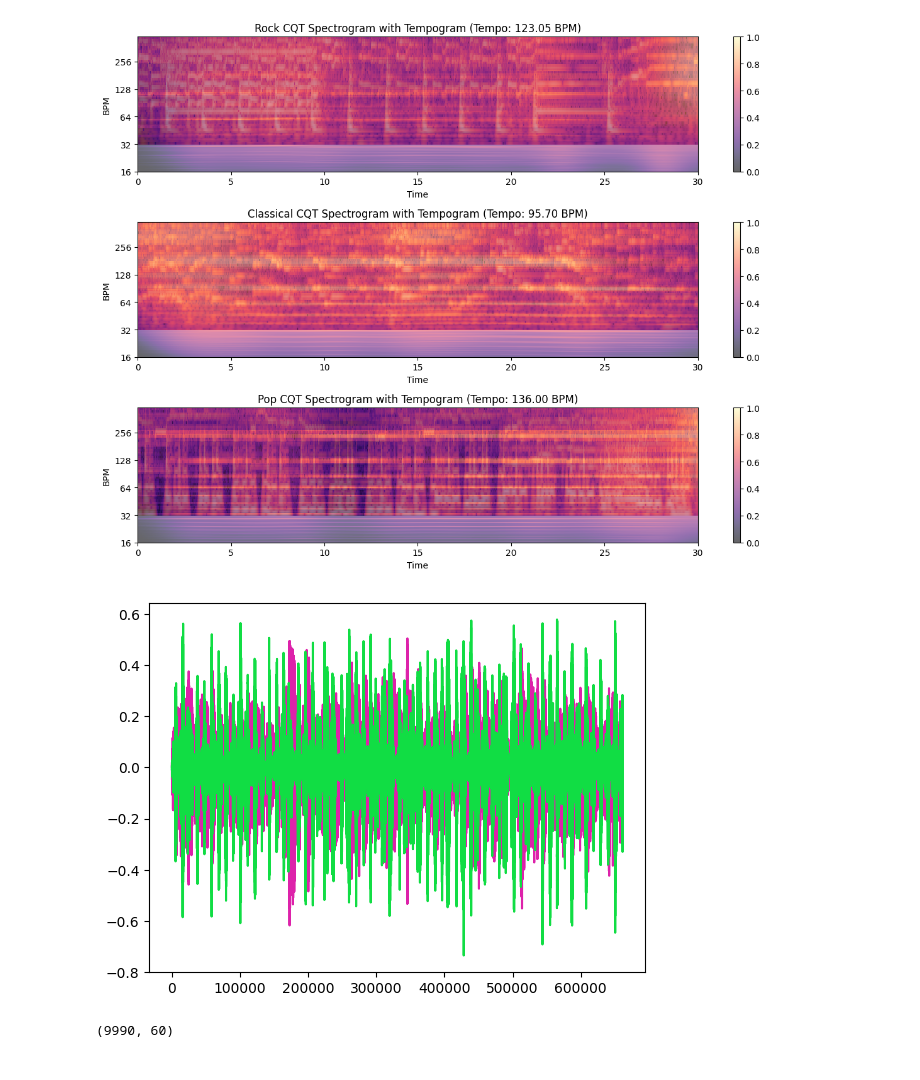
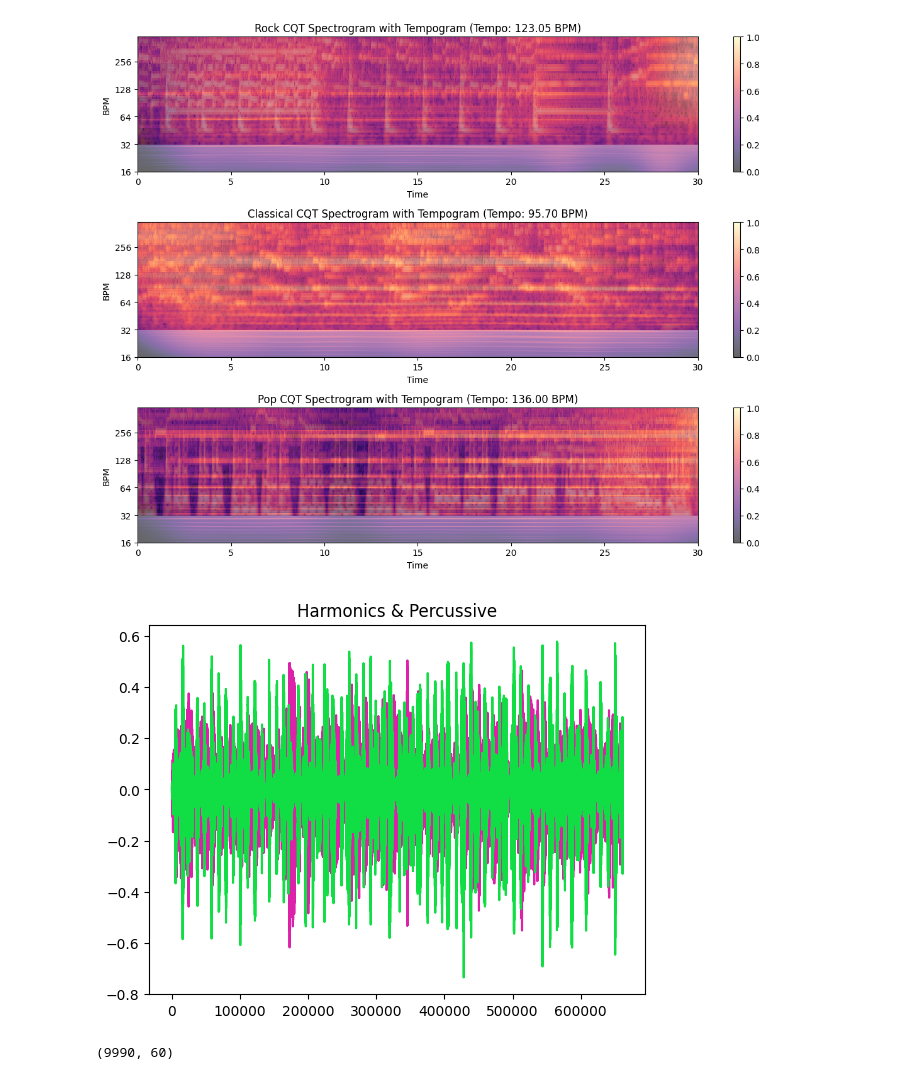
Before and after one commit to crgoku7/MusicGenreClassification, a Jupyter notebook: music_classification.ipynb, the cells around one changed output. Cells and saved outputs as stored; diff of their text form; code cells hidden in the pictures.

```diff
--- a/music_classification.ipynb
+++ b/music_classification.ipynb
@@ -204,12 +208,13 @@ plt.show()
 # %%
 # Harmonics and Percussive for the Audio file
 
 y_harm, y_perc = librosa.effects.hpss(y)
 plt.plot(y_harm, color = '#DD22AA')
 plt.plot(y_perc, color = '#11DD44')
+plt.title("Harmonics & Percussive")
 plt.show()
 # %% [output]
-[figure, old version]
+[figure, new version]
 # %%
 data = pd.read_csv("Data/features_3_sec.csv")
 print(data.shape)
```
Also changed, not shown: parts of 38 cells of this notebook.
